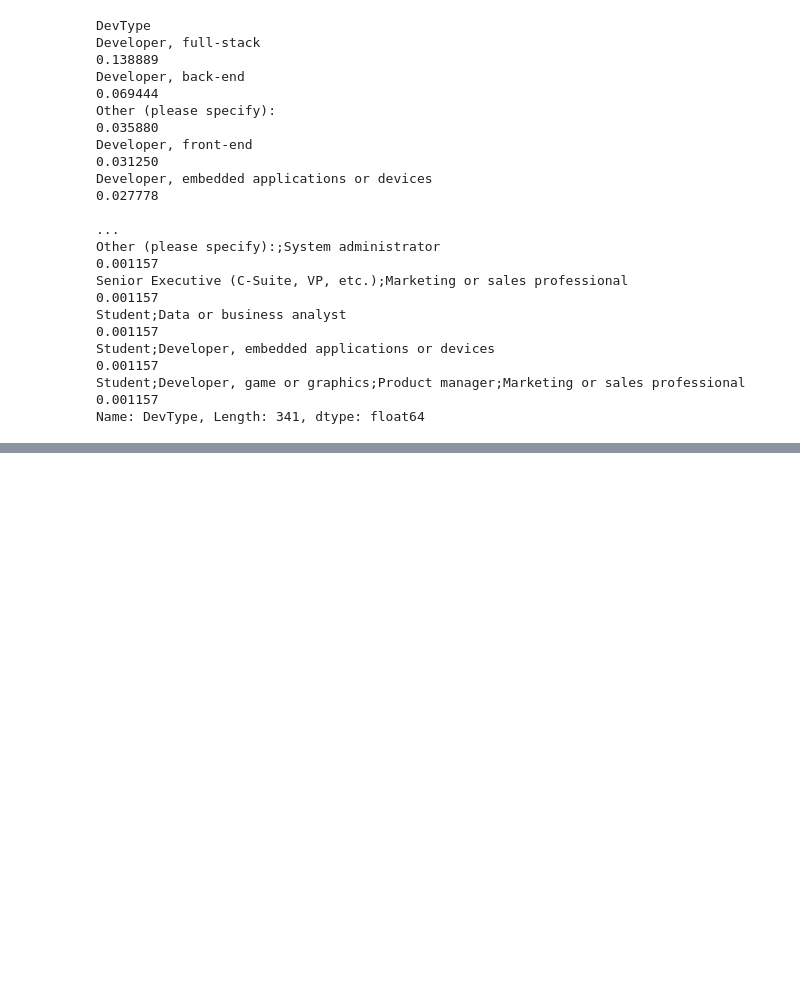
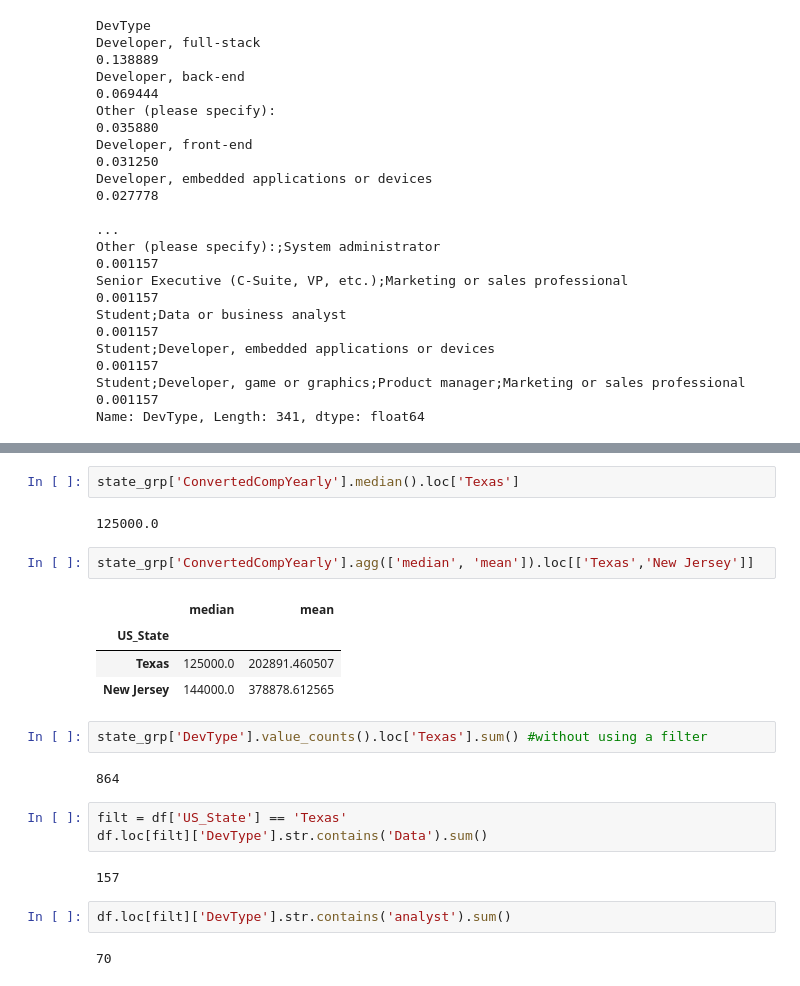
Before and after one commit to emily1618/Data-Portfolio, a Jupyter notebook: Stackoverflow.ipynb, the cells around one changed output, grey strips where cells are left out. Cells and saved outputs as stored; diff of their text form; blank space fills up the shorter version.

```diff
--- a/Stackoverflow.ipynb
+++ b/Stackoverflow.ipynb
@@ -225 +220,25 @@ I do not reside in the United States         NaN
 Name: ConvertedCompYearly, dtype: float64
+# %%
+state_grp['ConvertedCompYearly'].median().loc['Texas']
+# %% [output]
+125000.0
+# %%
+state_grp['ConvertedCompYearly'].agg(['median', 'mean']).loc[['Texas','New Jersey']]
+# %% [output]
+|  | median | mean |
+| US_State |  |  |
+| Texas | 125000.0 | 202891.460507 |
+| New Jersey | 144000.0 | 378878.612565 |
+# %%
+state_grp['DevType'].value_counts().loc['Texas'].sum() #without using a filter
+# %% [output]
+864
+# %%
+filt = df['US_State'] == 'Texas'
+df.loc[filt]['DevType'].str.contains('Data').sum()
+# %% [output]
+157
+# %%
+df.loc[filt]['DevType'].str.contains('analyst').sum()
+# %% [output]
+70
```
Also changed, not shown: parts of 8 cells of this notebook.
